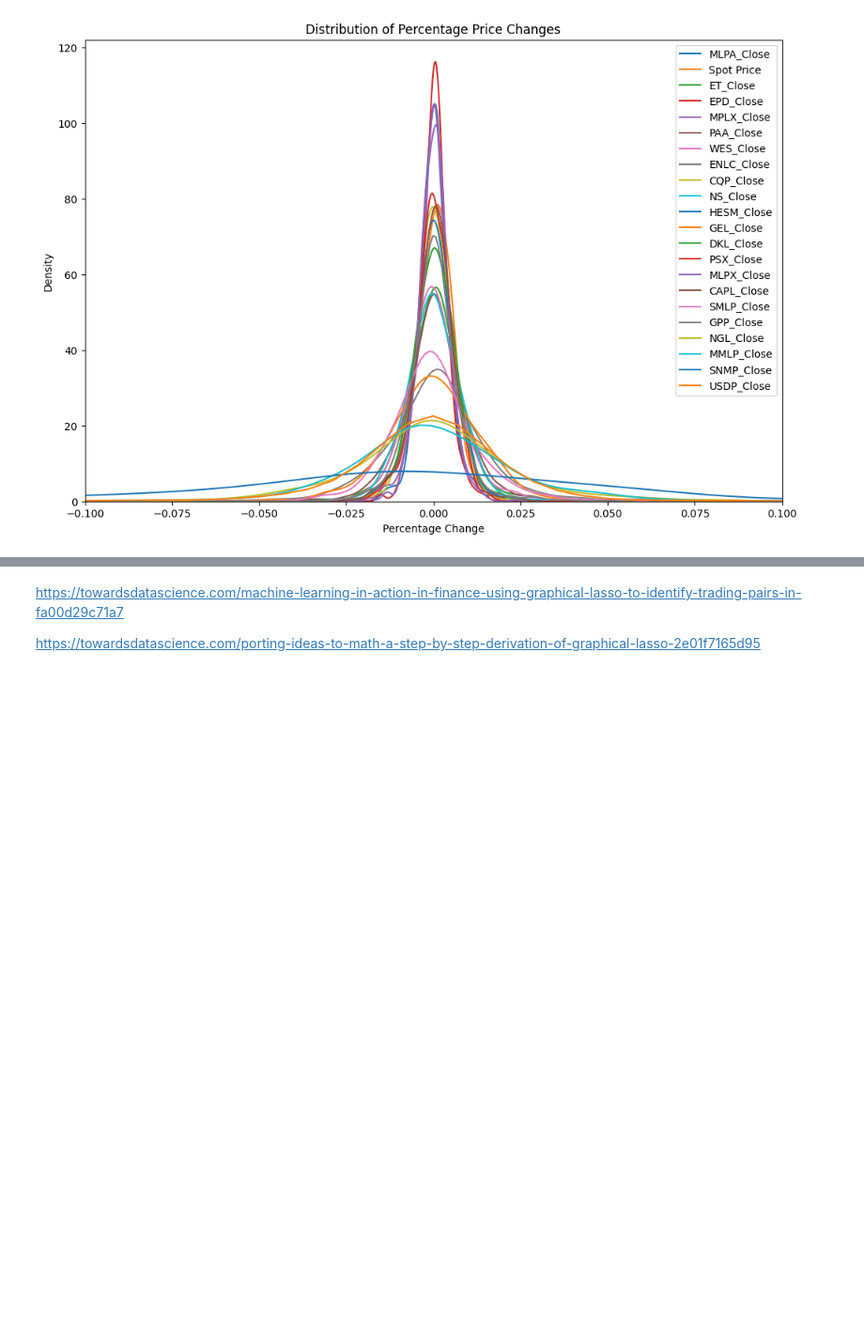
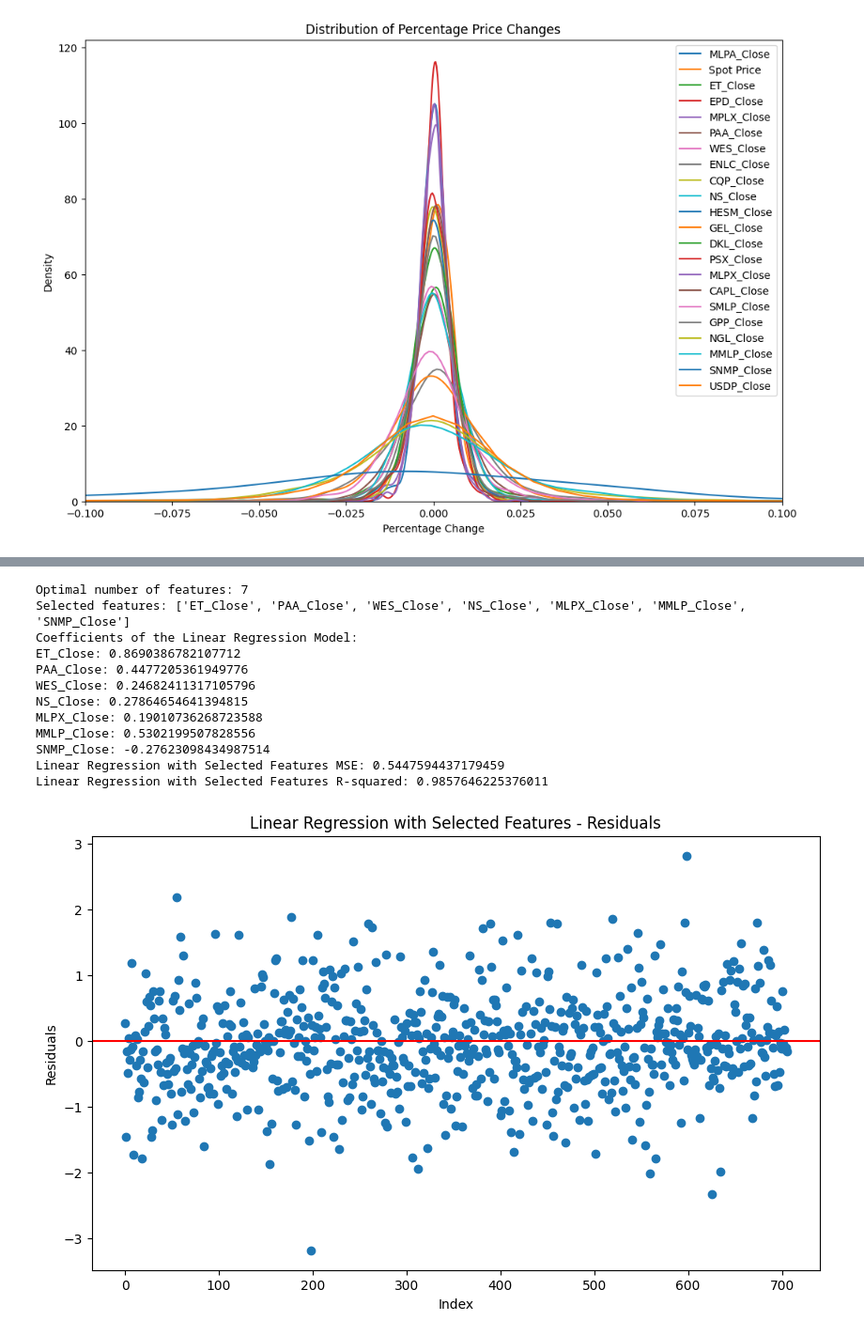
Before and after one commit to nchadburn/Stat598-FinalProject, a Jupyter notebook: MLPA PCA, Lasso, Ridge-2.ipynb, the cells around one changed output, grey strips where cells are left out. Shown at 94% size. Saved outputs shown, nothing was run; the diff lists cells and outputs as text; code cells hidden in the pictures; blank space fills up the shorter version.

```diff
--- a/MLPA PCA, Lasso, Ridge-2.ipynb
+++ b/MLPA PCA, Lasso, Ridge-2.ipynb
@@ -250,5 +255,56 @@ nx.write_gexf(G, 'graph.gexf')
-# %% [markdown]
-https://towardsdatascience.com/machine-learning-in-action-in-finance-using-graphical-lasso-to-identify-trading-pairs-in-fa00d29c71a7
-
-
-https://towardsdatascience.com/porting-ideas-to-math-a-step-by-step-derivation-of-graphical-lasso-2e01f7165d95
+# %%
+train, test = train_test_split(close_values, test_size=0.8, random_state=42)
+feature_columns = [col for col in all_stocks_data.columns if ('_Close' in col) and etf_ticker not in col]
+
+X_train = train[feature_columns]
+y_train = train[f'{etf_ticker}_Next_Close']
+X_test = test[feature_columns]
+y_test = test[f'{etf_ticker}_Next_Close']
+
+lr = LinearRegression()
+selector = RFECV(lr, step=1, cv=5)
+selector = selector.fit(X_train, y_train)
+
+print(f"Optimal number of features: {selector.n_features_}")
+
+selected_features = [f for f, s in zip(feature_columns, selector.support_) if s]
+print("Selected features:", selected_features)
+
+X_train_selected = X_train[selected_features]
+X_test_selected = X_test[selected_features]
+
+lr.fit(X_train_selected, y_train)
+y_pred = lr.predict(X_test_selected)
+
+print("Coefficients of the Linear Regression Model:")
+for feature, coef in zip(selected_features, lr.coef_):
+    print(f"{feature}: {coef}")
+
+mse = mean_squared_error(y_test, y_pred)
+r2 = r2_score(y_test, y_pred)
+
+print(f'Linear Regression with Selected Features MSE: {mse}')
+print(f'Linear Regression with Selected Features R-squared: {r2}')
+
+residuals = y_test - y_pred
+plt.figure(figsize=(10, 6))
+plt.scatter(range(len(residuals)), residuals)
+plt.axhline(y=0, color='r', linestyle='-')
+plt.title('Linear Regression with Selected Features - Residuals')
+plt.xlabel('Index')
+plt.ylabel('Residuals')
+plt.show()
+# %% [output]
+Optimal number of features: 7
+Selected features: ['ET_Close', 'PAA_Close', 'WES_Close', 'NS_Close', 'MLPX_Close', 'MMLP_Close', 'SNMP_Close']
+Coefficients of the Linear Regression Model:
+ET_Close: 0.8690386782107712
+PAA_Close: 0.4477205361949776
+WES_Close: 0.24682411317105796
+NS_Close: 0.27864654641394815
+MLPX_Close: 0.19010736268723588
+MMLP_Close: 0.5302199507828556
+SNMP_Close: -0.27623098434987514
+Linear Regression with Selected Features MSE: 0.5447594437179459
+Linear Regression with Selected Features R-squared: 0.9857646225376011
+[figure, added]
```
Also changed, not shown: parts of 13 cells of this notebook.
